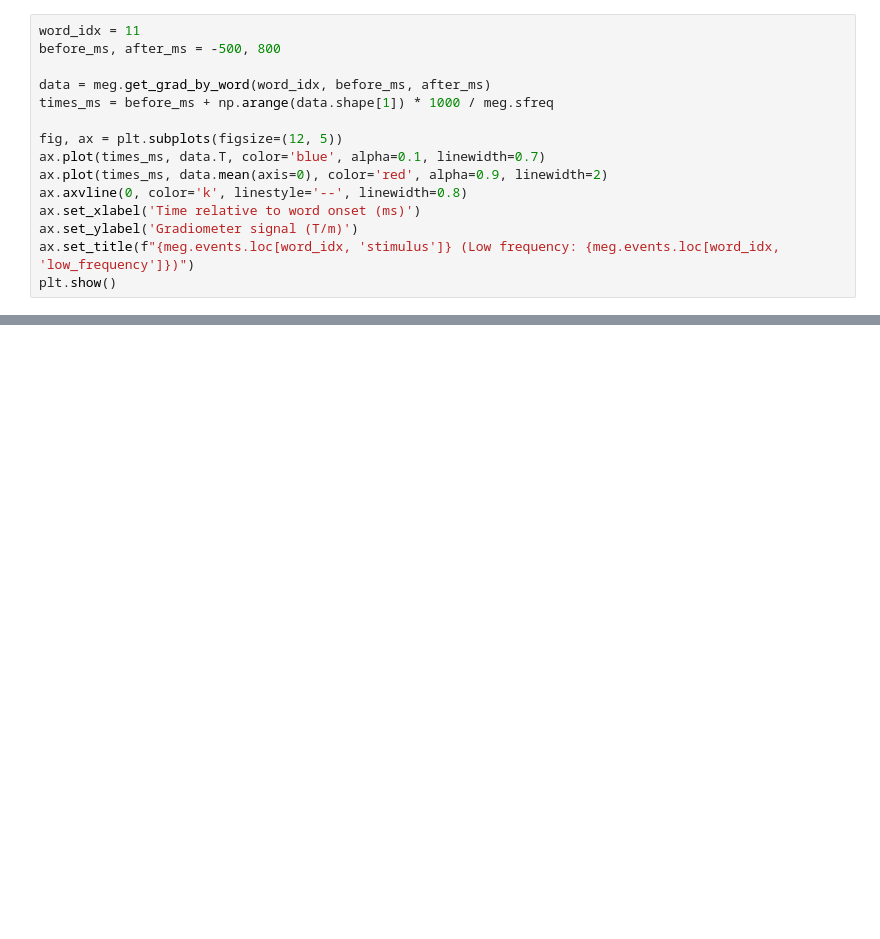
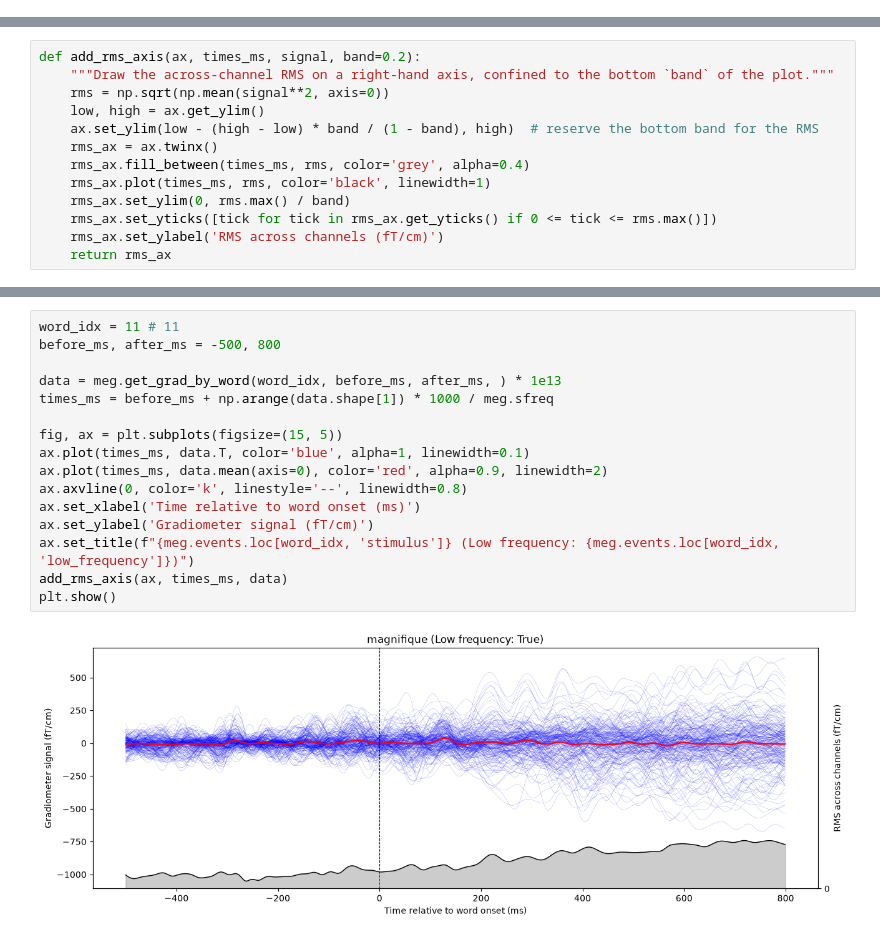
Before and after one commit to felipeaguirre66/MEGLittlePrince, a Jupyter notebook: nbs/[2026-10-05] word epoch.ipynb, the cells around one changed output, grey strips where cells are left out. Saved outputs shown, nothing was run; the diff lists cells and outputs as text; blank space fills up the shorter version.

```diff
--- a/nbs/[2026-10-05] word epoch.ipynb
+++ b/nbs/[2026-10-05] word epoch.ipynb
@@ -25,15 +23,0 @@ Filtering ended at 2026-10-18 14:21:19; elapsed 4.33 seconds.
-# %%
-word_idx = 11
-before_ms, after_ms = -500, 800
-
-data = meg.get_grad_by_word(word_idx, before_ms, after_ms)
-times_ms = before_ms + np.arange(data.shape[1]) * 1000 / meg.sfreq
-
-fig, ax = plt.subplots(figsize=(12, 5))
-ax.plot(times_ms, data.T, color='blue', alpha=0.1, linewidth=0.7)
-ax.plot(times_ms, data.mean(axis=0), color='red', alpha=0.9, linewidth=2)
-ax.axvline(0, color='k', linestyle='--', linewidth=0.8)
-ax.set_xlabel('Time relative to word onset (ms)')
-ax.set_ylabel('Gradiometer signal (T/m)')
-ax.set_title(f"{meg.events.loc[word_idx, 'stimulus']} (Low frequency: {meg.events.loc[word_idx, 'low_frequency']})")
-plt.show()
@@ -41,0 +24,13 @@ plt.show()
+# %%
+def add_rms_axis(ax, times_ms, signal, band=0.2):
+    """Draw the across-channel RMS on a right-hand axis, confined to the bottom `band` of the plot."""
+    rms = np.sqrt(np.mean(signal**2, axis=0))
+    low, high = ax.get_ylim()
+    ax.set_ylim(low - (high - low) * band / (1 - band), high)  # reserve the bottom band for the RMS
+    rms_ax = ax.twinx()
+    rms_ax.fill_between(times_ms, rms, color='grey', alpha=0.4)
+    rms_ax.plot(times_ms, rms, color='black', linewidth=1)
+    rms_ax.set_ylim(0, rms.max() / band)
+    rms_ax.set_yticks([tick for tick in rms_ax.get_yticks() if 0 <= tick <= rms.max()])
+    rms_ax.set_ylabel('RMS across channels (fT/cm)')
+    return rms_ax
@@ -41,0 +75,18 @@ plt.show()
+# %%
+word_idx = 11 # 11
+before_ms, after_ms = -500, 800
+
+data = meg.get_grad_by_word(word_idx, before_ms, after_ms, ) * 1e13
+times_ms = before_ms + np.arange(data.shape[1]) * 1000 / meg.sfreq
+
+fig, ax = plt.subplots(figsize=(15, 5))
+ax.plot(times_ms, data.T, color='blue', alpha=1, linewidth=0.1)
+ax.plot(times_ms, data.mean(axis=0), color='red', alpha=0.9, linewidth=2)
+ax.axvline(0, color='k', linestyle='--', linewidth=0.8)
+ax.set_xlabel('Time relative to word onset (ms)')
+ax.set_ylabel('Gradiometer signal (fT/cm)')
+ax.set_title(f"{meg.events.loc[word_idx, 'stimulus']} (Low frequency: {meg.events.loc[word_idx, 'low_frequency']})")
+add_rms_axis(ax, times_ms, data)
+plt.show()
+# %% [output]
+[figure, added]
```
Also changed, not shown: parts of 5 cells of this notebook, 4 other files.
